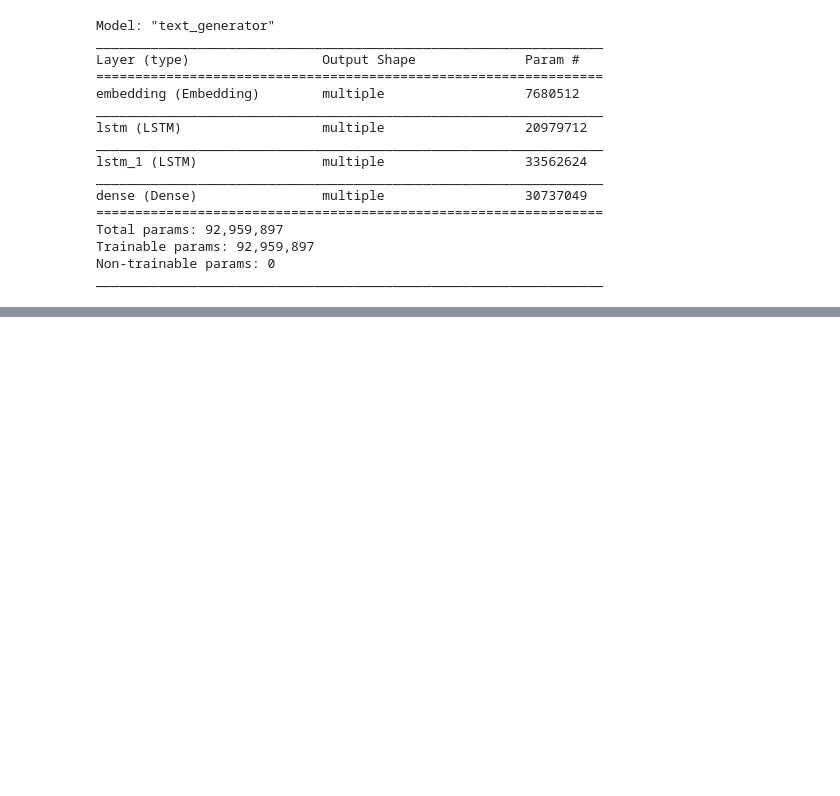
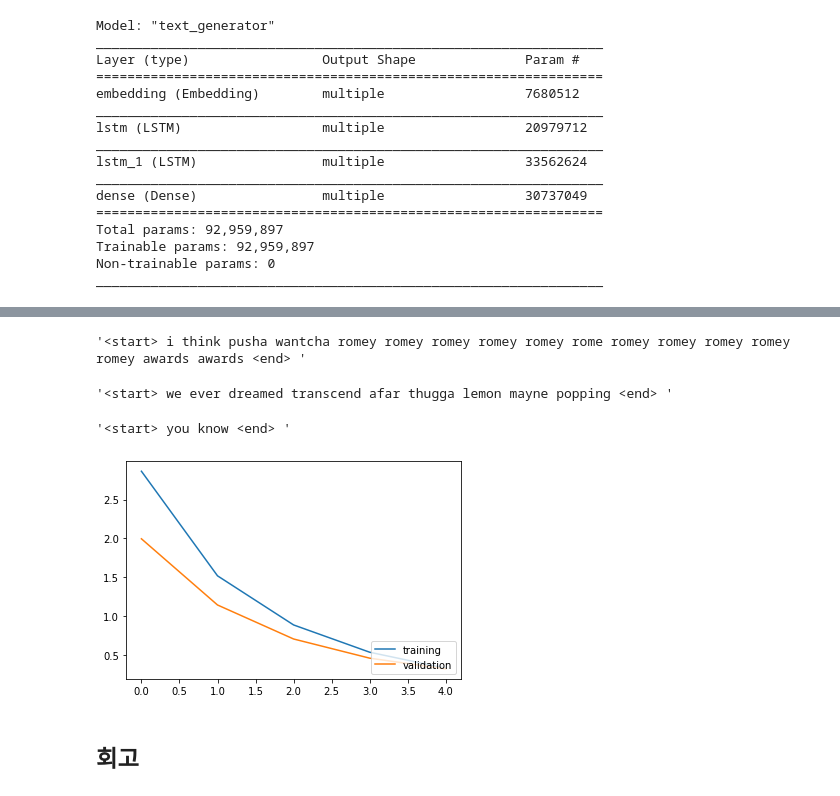
Before and after one commit to JHyeok-Choi/AIFFEL, a Jupyter notebook: [E-06]Lyricist.ipynb, the cells around one changed output, grey strips where cells are left out. Cells and saved outputs as stored; diff of their text form; code cells hidden in the pictures; blank space fills up the shorter version.

```diff
--- a/[E-06]Lyricist.ipynb
+++ b/[E-06]Lyricist.ipynb
@@ -412,0 +482,29 @@ plt.show()
+# %%
+class TextGenerator_2(tf.keras.Model):
+    def __init__(self, vocab_size, embedding_size, hidden_size):
+        super().__init__()
+
+        self.embedding = tf.keras.layers.Embedding(vocab_size, embedding_size)
+        # dropout을 낮추고 recurrent를 없애도됨, 에폭이랑 임베딩, 히든 사이즈를 다시 늘리기를 권장,
+        # 바이디렉셔녈이라 2번 훑어서 dropout도 2번이라는 추정.거기에 recurrent라 더 많을것이라는 추정.
+        self.rnn_1 = tf.keras.layers.Bidirectional(tf.keras.layers.LSTM(hidden_size, return_sequences=True))
+        #self.rnn_2 = tf.keras.layers.Bidirectional(tf.keras.layers.LSTM(hidden_size, return_sequences=True))
+        self.linear = tf.keras.layers.Dense(vocab_size)
+
+    def call(self, x):
+        out = self.embedding(x)
+        out = self.rnn_1(out)
+        #out = self.rnn_2(out)
+        out = self.linear(out)
+
+        return out
+
+embedding_size = 128
+hidden_size = 256
+lyricist_2 = TextGenerator_2(tokenizer.num_words + 1, embedding_size, hidden_size)
+# %%
+optimizer = tf.keras.optimizers.Adam()
+loss = tf.keras.losses.SparseCategoricalCrossentropy(from_logits=True, reduction='none')
+
+lyricist_2.compile(loss=loss, optimizer=optimizer)
+history_2 = lyricist_2.fit(train_dataset, validation_data=test_dataset, epochs=5)
@@ -412,0 +539,21 @@ plt.show()
+# %%
+generate_text(lyricist_2, tokenizer, init_sentence="<start> i think", max_len=20)
+# %% [output]
+'<start> i think pusha wantcha romey romey romey romey romey rome romey romey romey romey romey awards awards <end> '
+# %%
+generate_text(lyricist_2, tokenizer, init_sentence="<start> we ever", max_len=20)
+# %% [output]
+'<start> we ever dreamed transcend afar thugga lemon mayne popping <end> '
+# %%
+generate_text(lyricist_2, tokenizer, init_sentence="<start> you know ", max_len=20)
+# %% [output]
+'<start> you know <end> '
+# %%
+plt.plot(history_2.history['loss'])
+plt.plot(history_2.history['val_loss'])
+plt.legend(['training', 'validation'], loc='lower right')
+plt.show()
+# %% [output]
+[figure, added]
+# %% [markdown]
+## 회고
```
Also changed, not shown: parts of 27 cells of this notebook.
